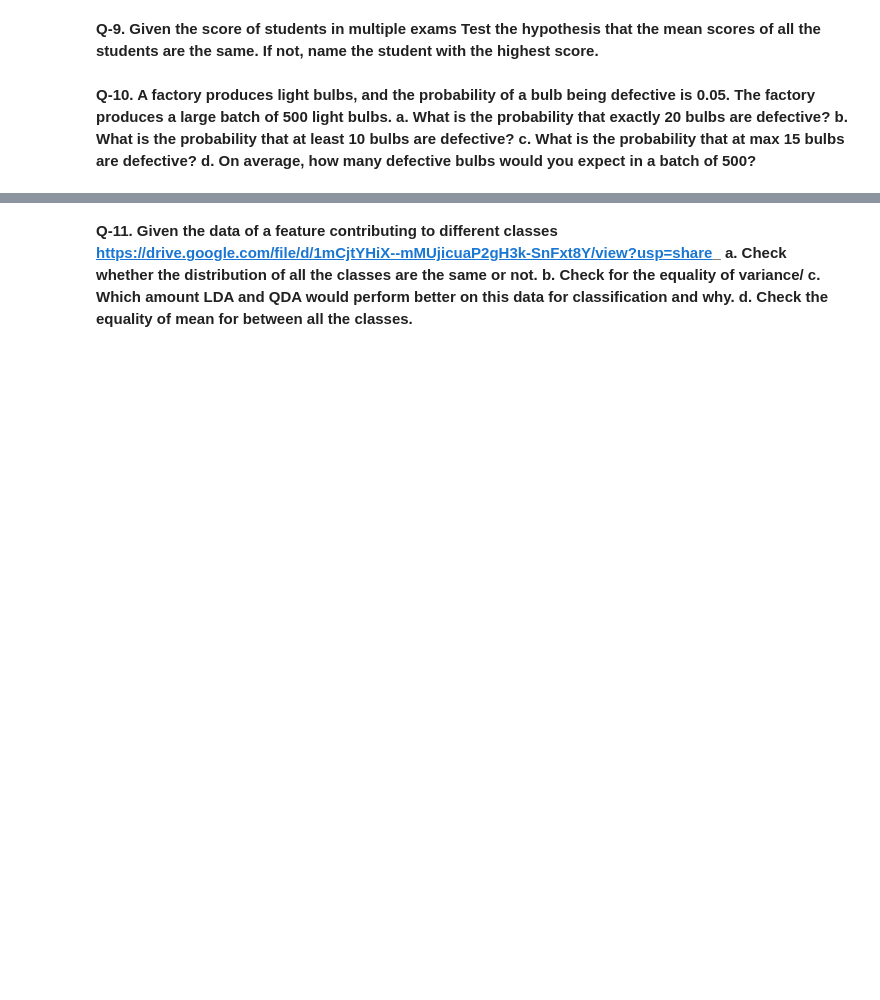
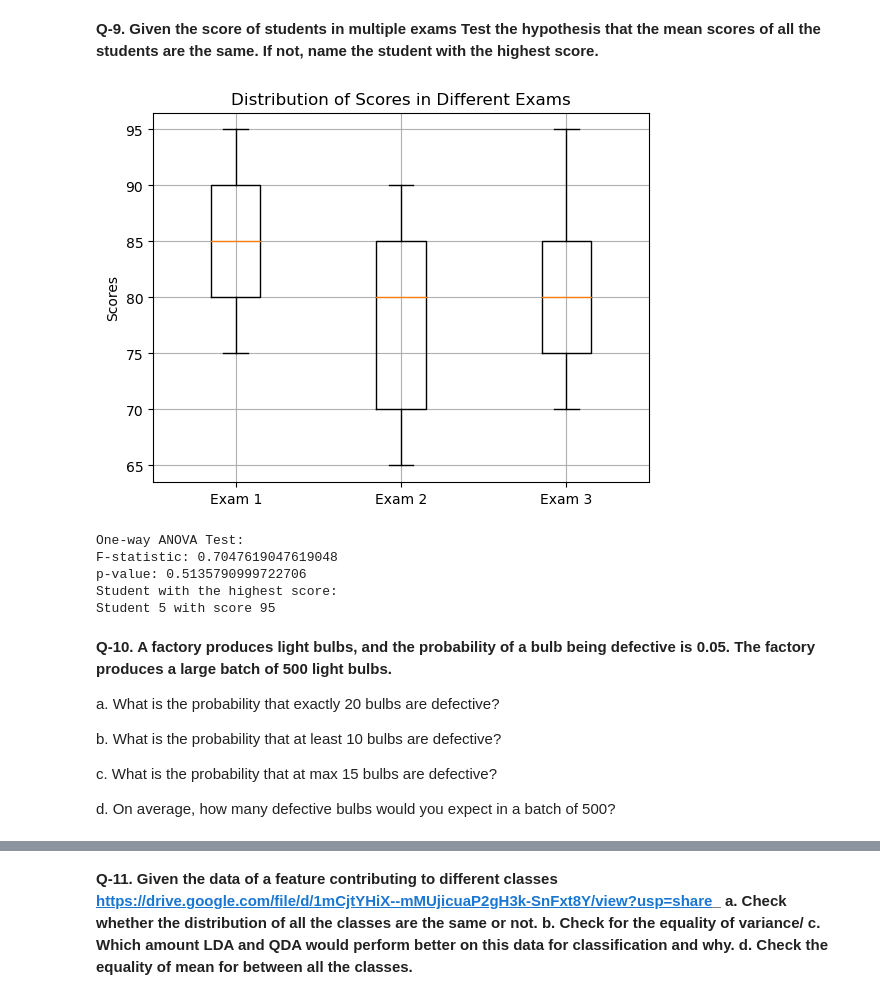
Before and after one commit to Dr-Sanjay/Assignment_-Sanjay-, a Jupyter notebook: Placement Assignment_(Sanjay)/Statistics.ipynb, the cells around one changed output, grey strips where cells are left out. Drawn from its saved outputs; the diff is of its cells as text; code cells hidden in the pictures; blank space fills up the shorter version.

```diff
--- a/Placement Assignment_(Sanjay)/Statistics.ipynb
+++ b/Placement Assignment_(Sanjay)/Statistics.ipynb
@@ -296,10 +338,54 @@ Before therapy After therapy Difference**
 **Q-9. Given the score of students in multiple exams
 Test the hypothesis that the mean scores of all the students are the same. If not, name the
 student with the highest score.**
+# %%
+import numpy as np
+import matplotlib.pyplot as plt
+from scipy.stats import f_oneway
+
+# Data - scores of students in multiple exams
+exam1_scores = [80, 85, 90, 75, 95]
+exam2_scores = [70, 65, 80, 85, 90]
+exam3_scores = [95, 85, 80, 70, 75]
+
+# Perform one-way ANOVA test
+f_statistic, p_value = f_oneway(exam1_scores, exam2_scores, exam3_scores)
+
+# Visualize the scores
+plt.boxplot([exam1_scores, exam2_scores, exam3_scores])
+plt.xticks([1, 2, 3], ['Exam 1', 'Exam 2', 'Exam 3'])
+plt.ylabel('Scores')
+plt.title('Distribution of Scores in Different Exams')
+plt.grid(True)
+plt.show()
+
+# Print the ANOVA results
+print("One-way ANOVA Test:")
+print("F-statistic:", f_statistic)
+print("p-value:", p_value)
+
+# Identify the student with the highest score
+all_scores = np.concatenate((exam1_scores, exam2_scores, exam3_scores))
+highest_score = np.max(all_scores)
+highest_student = np.argmax(all_scores) + 1  # Add 1 to get the student number (assuming indexing starts from 1)
+
+print("Student with the highest score:")
+print("Student", highest_student, "with score", highest_score)
+# %% [output]
+[figure, added]
+One-way ANOVA Test:
+F-statistic: 0.7047619047619048
+p-value: 0.5135790999722706
+Student with the highest score:
+Student 5 with score 95
 # %% [markdown]
 **Q-10. A factory produces light bulbs, and the probability of a bulb being defective is 0.05.
-The factory produces a large batch of 500 light bulbs.
+The factory produces a large batch of 500 light bulbs.**
+
 a. What is the probability that exactly 20 bulbs are defective?
+
 b. What is the probability that at least 10 bulbs are defective?
+
 c. What is the probability that at max 15 bulbs are defective?
-d. On average, how many defective bulbs would you expect in a batch of 500?**
+
+d. On average, how many defective bulbs would you expect in a batch of 500?
```
Also changed, not shown: parts of 5 cells of this notebook.
